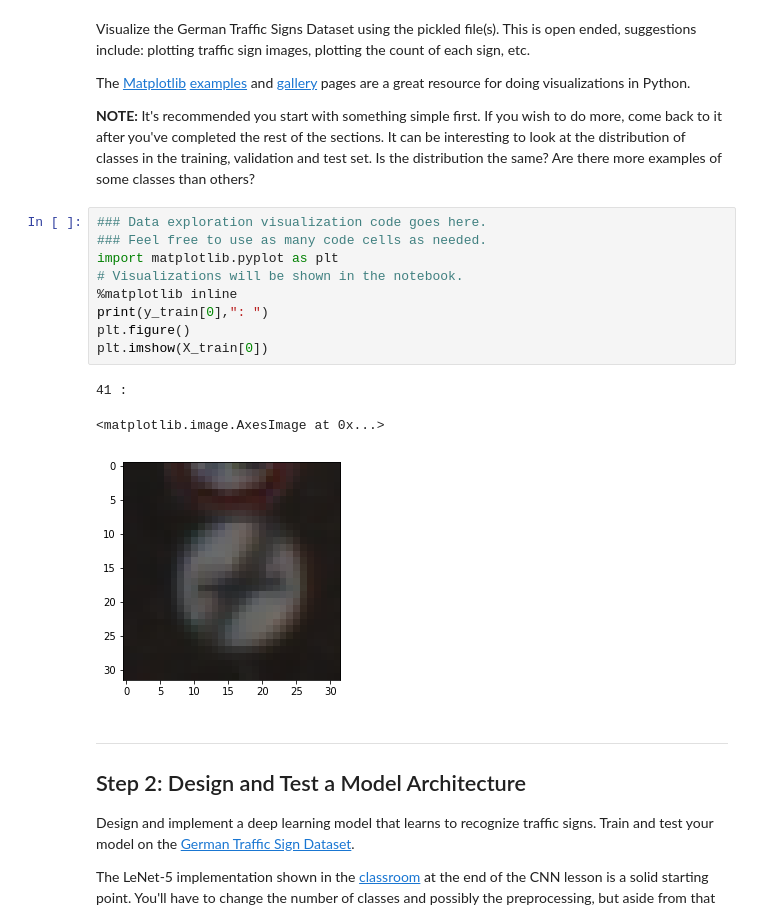
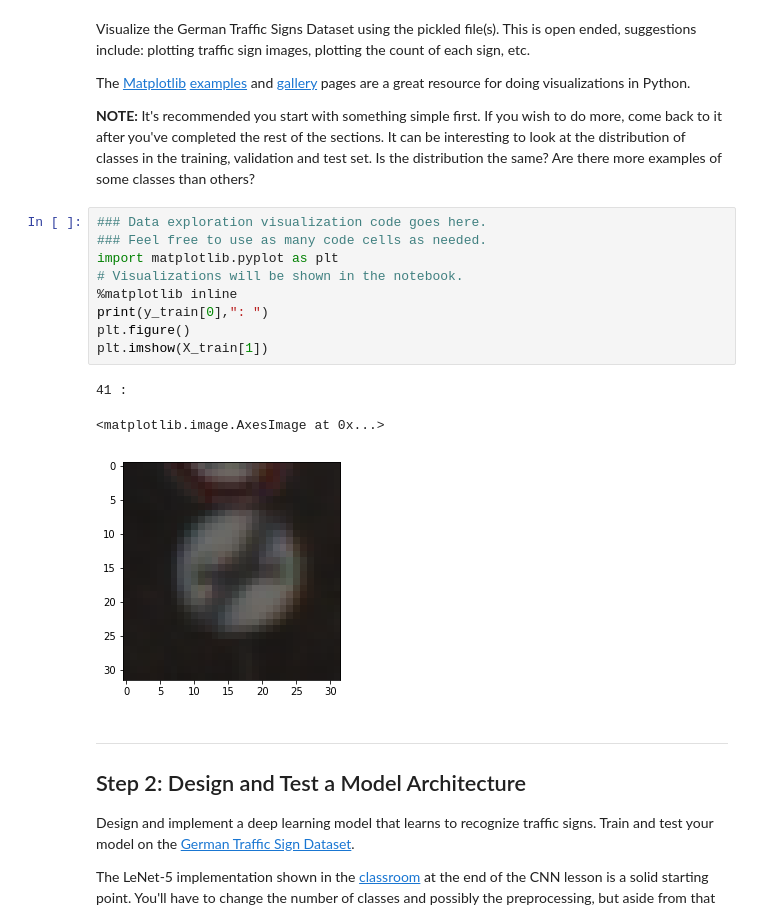
Before and after one commit to yang1688899/CarND-Traffic-Sign-Classifier-Project, a Jupyter notebook: Traffic_Sign_Classifier.ipynb, the cells around one changed output. Drawn from its saved outputs; the diff is of its cells as text.

```diff
--- a/Traffic_Sign_Classifier.ipynb
+++ b/Traffic_Sign_Classifier.ipynb
@@ -93,16 +93,16 @@ The [Matplotlib](http://matplotlib.org/) [examples](http://matplotlib.org/exampl
 # %%
 ### Data exploration visualization code goes here.
 ### Feel free to use as many code cells as needed.
 import matplotlib.pyplot as plt
 # Visualizations will be shown in the notebook.
 %matplotlib inline
 print(y_train[0],": ")
 plt.figure()
-plt.imshow(X_train[0])
+plt.imshow(X_train[1])
 # %% [output]
 41 :
 <matplotlib.image.AxesImage at 0x...>
-[figure, old version]
+[figure, new version]
 # %% [markdown]
 ----
 
```
Also changed, not shown: parts of 4 cells of this notebook, 3 other files.
